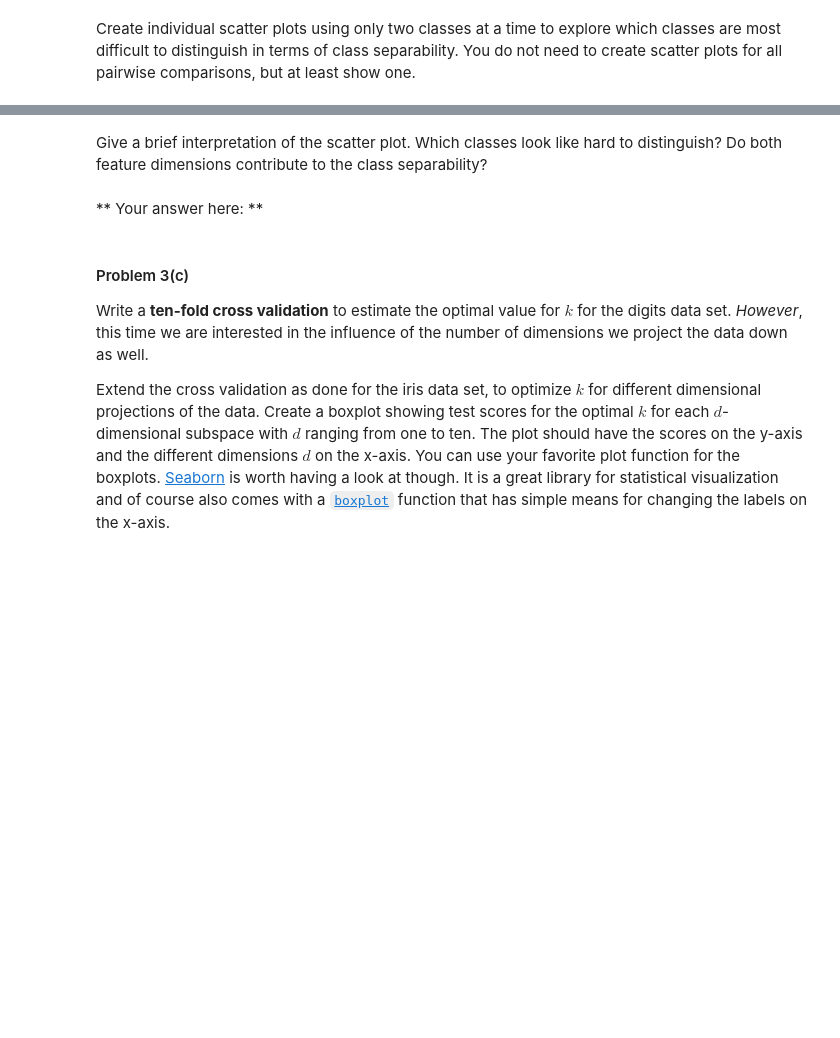
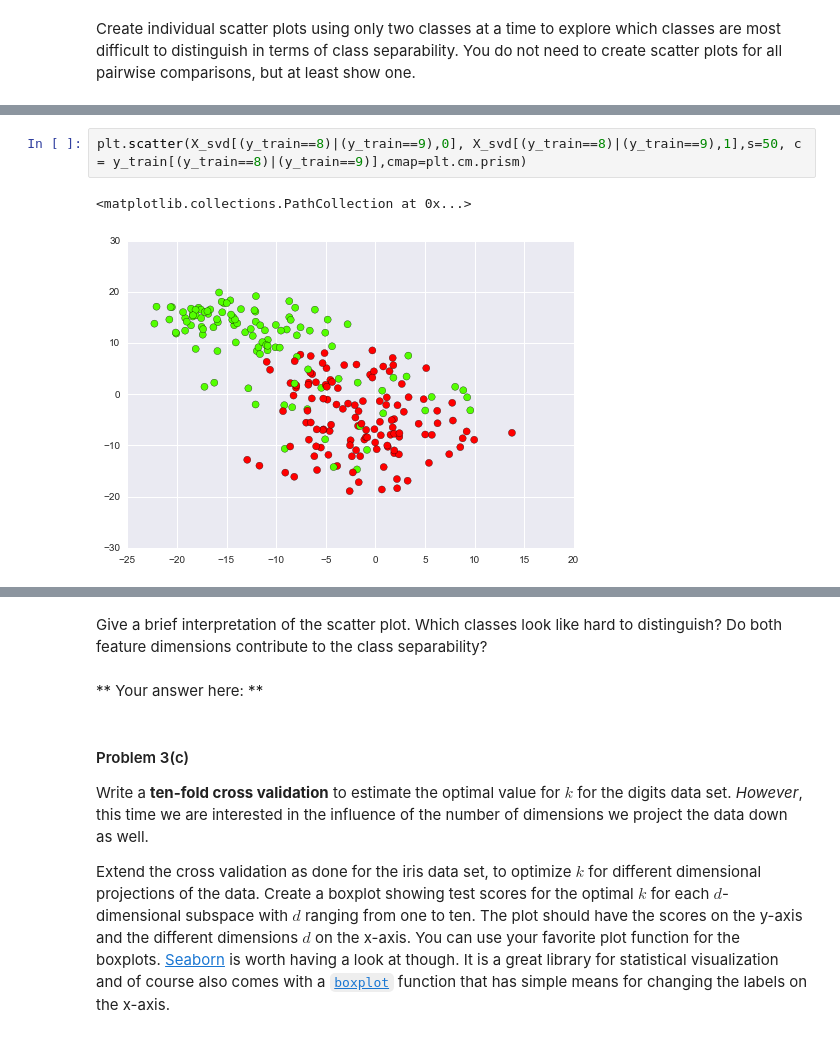
Before and after one commit to adriannr/2014, a Jupyter notebook: homework/HW3.ipynb, the cells around one changed output, grey strips where cells are left out. Drawn from its saved outputs; the diff is of its cells as text; blank space fills up the shorter version.

```diff
--- a/homework/HW3.ipynb
+++ b/homework/HW3.ipynb
@@ -602,0 +651,5 @@ Create individual scatter plots using only two classes at a time to explore whic
+# %%
+plt.scatter(X_svd[(y_train==8)|(y_train==9),0], X_svd[(y_train==8)|(y_train==9),1],s=50, c = y_train[(y_train==8)|(y_train==9)],cmap=plt.cm.prism)
+# %% [output]
+<matplotlib.collections.PathCollection at 0x...>
+[figure, added]
```
Also changed, not shown: parts of 29 cells of this notebook.
